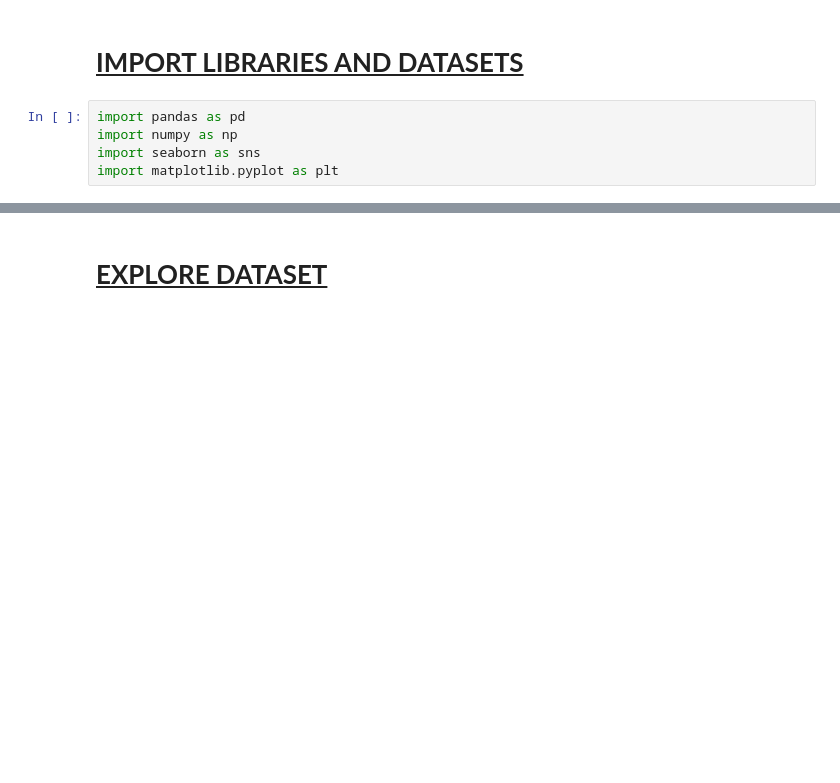
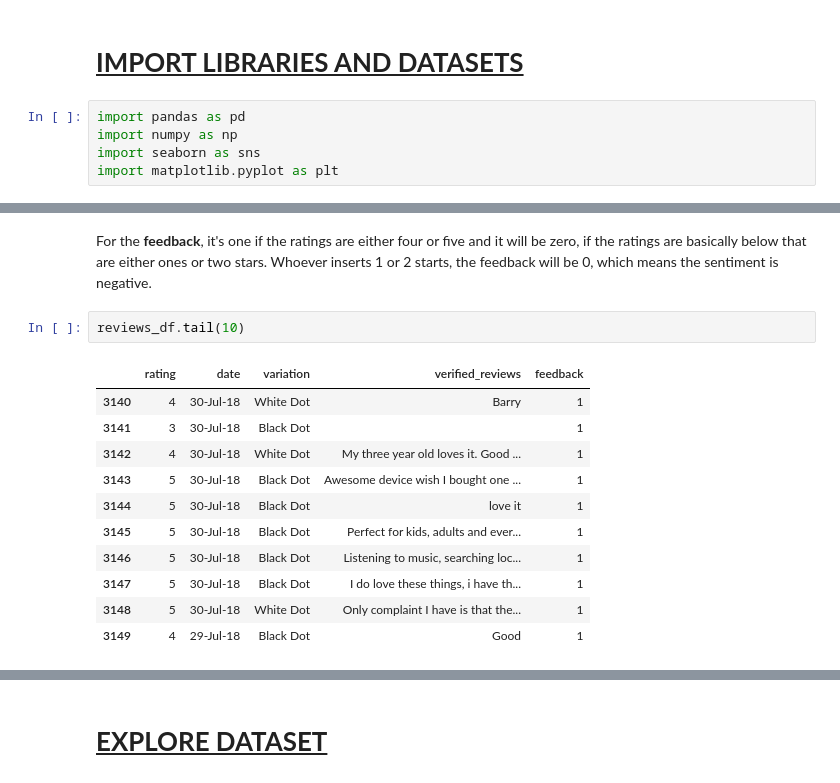
Before and after one commit to FemiAdesola/Data-Science, a Jupyter notebook: Public_Relations_Department.ipynb, the cells around one changed output, grey strips where cells are left out. Drawn from its saved outputs; the diff is of its cells as text; blank space fills up the shorter version.

```diff
--- a/Public_Relations_Department.ipynb
+++ b/Public_Relations_Department.ipynb
@@ -38,0 +58,16 @@ drive.mount('/content/drive')
+# %% [markdown]
+For the **feedback**, it's one if the ratings are either four or five and it will be zero, if the ratings are basically below that are either ones or two stars. Whoever inserts 1 or 2 starts, the feedback will be 0, which means the sentiment is negative.
+# %%
+reviews_df.tail(10)
+# %% [output]
+|  | rating | date | variation | verified_reviews | feedback |
+| 3140 | 4 | 30-Jul-18 | White Dot | Barry | 1 |
+| 3141 | 3 | 30-Jul-18 | Black Dot |  | 1 |
+| 3142 | 4 | 30-Jul-18 | White Dot | My three year old loves it. Good ... | 1 |
+| 3143 | 5 | 30-Jul-18 | Black Dot | Awesome device wish I bought one ... | 1 |
+| 3144 | 5 | 30-Jul-18 | Black Dot | love it | 1 |
+| 3145 | 5 | 30-Jul-18 | Black Dot | Perfect for kids, adults and ever... | 1 |
+| 3146 | 5 | 30-Jul-18 | Black Dot | Listening to music, searching loc... | 1 |
+| 3147 | 5 | 30-Jul-18 | Black Dot | I do love these things, i have th... | 1 |
+| 3148 | 5 | 30-Jul-18 | White Dot | Only complaint I have is that the... | 1 |
+| 3149 | 4 | 29-Jul-18 | Black Dot | Good | 1 |
```
Also changed, not shown: parts of 7 cells of this notebook.
